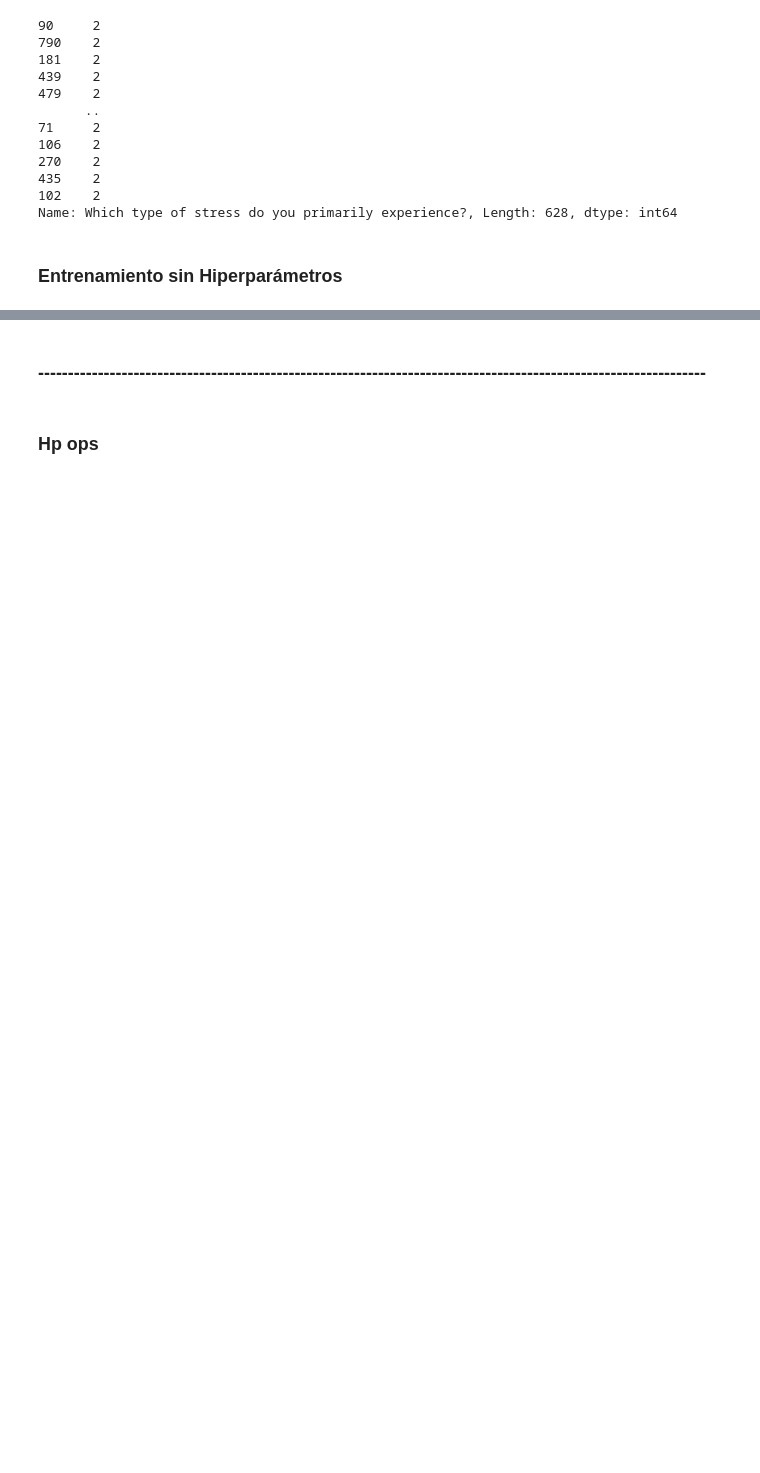
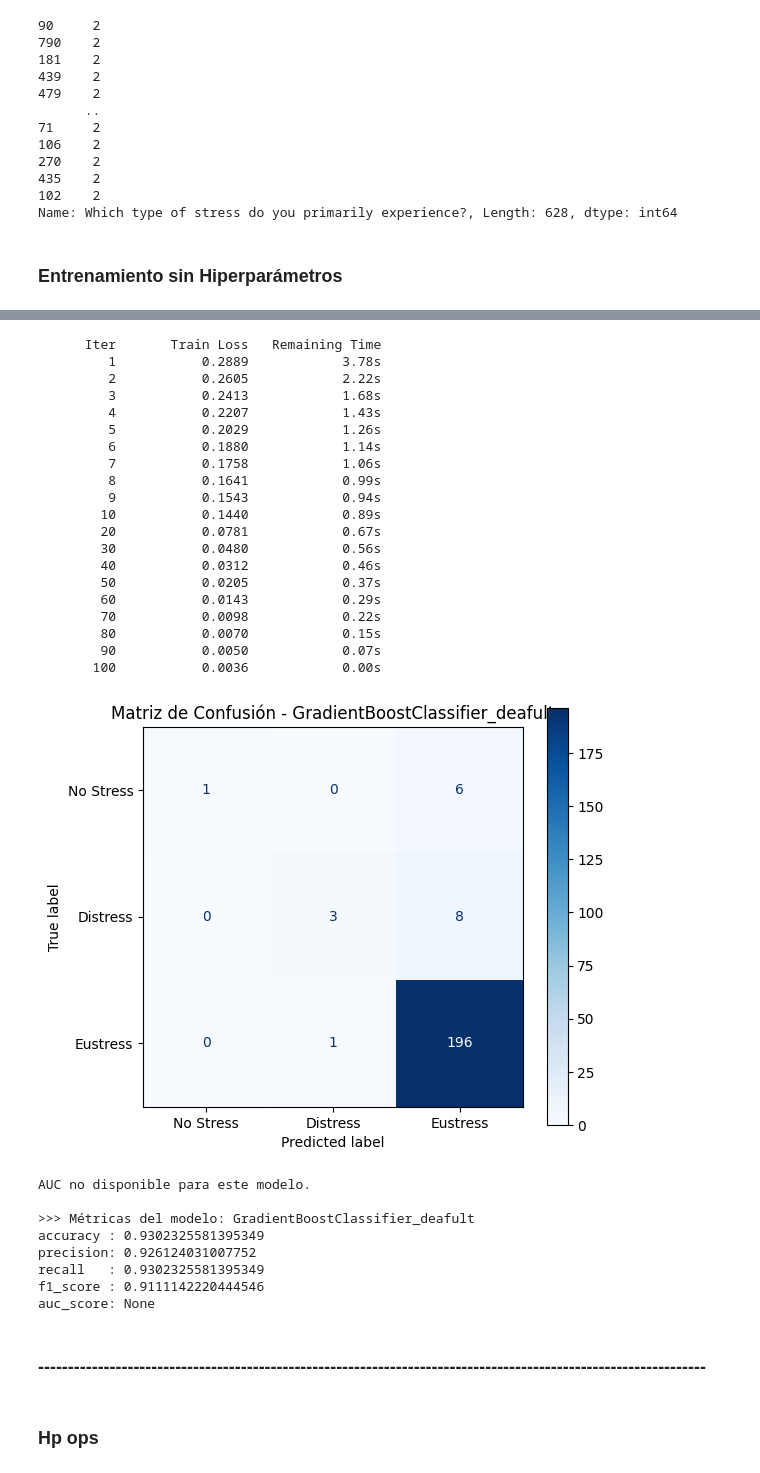
Before and after one commit to Marquinhos9873/mle3, a Jupyter notebook: notebooks/Clasificacion HPM.ipynb, the cells around one changed output, grey strips where cells are left out. Saved outputs shown, nothing was run; the diff lists cells and outputs as text; code cells hidden in the pictures; blank space fills up the shorter version.

```diff
--- a/notebooks/Clasificacion HPM.ipynb
+++ b/notebooks/Clasificacion HPM.ipynb
@@ -384,3 +454,40 @@ NameError: name 'os' is not defined
+# %%
+#CatBoostClassifier
+
+Grades.fit(X_train, y_train)
+predictions_grades_default = Grades.predict(X_test)
+probabilities_grades_default = Grades.predict_proba(X_test)
+metrics = evaluate_classification_model(name_model = 'GradientBoostClassifier_deafult', y_real = y_test, predictions = predictions_grades_default, probabilities = probabilities_grades_default, save_path = save_path)
+# %% [output]
+      Iter       Train Loss   Remaining Time
+         1           0.2889            3.78s
+         2           0.2605            2.22s
+         3           0.2413            1.68s
+         4           0.2207            1.43s
+         5           0.2029            1.26s
+         6           0.1880            1.14s
+         7           0.1758            1.06s
+         8           0.1641            0.99s
+         9           0.1543            0.94s
+        10           0.1440            0.89s
+        20           0.0781            0.67s
+        30           0.0480            0.56s
+        40           0.0312            0.46s
+        50           0.0205            0.37s
+        60           0.0143            0.29s
+        70           0.0098            0.22s
+        80           0.0070            0.15s
+        90           0.0050            0.07s
+       100           0.0036            0.00s
+[figure, added]
+AUC no disponible para este modelo.
+
+>>> Métricas del modelo: GradientBoostClassifier_deafult
+accuracy : 0.9302325581395349
+precision: 0.926124031007752
+recall   : 0.9302325581395349
+f1_score : 0.9111142220444546
+auc_score: None
 # %%
 mlflow.end_run()
 # %% [markdown]
```
Also changed, not shown: parts of 10 cells of this notebook, 10 other files.
